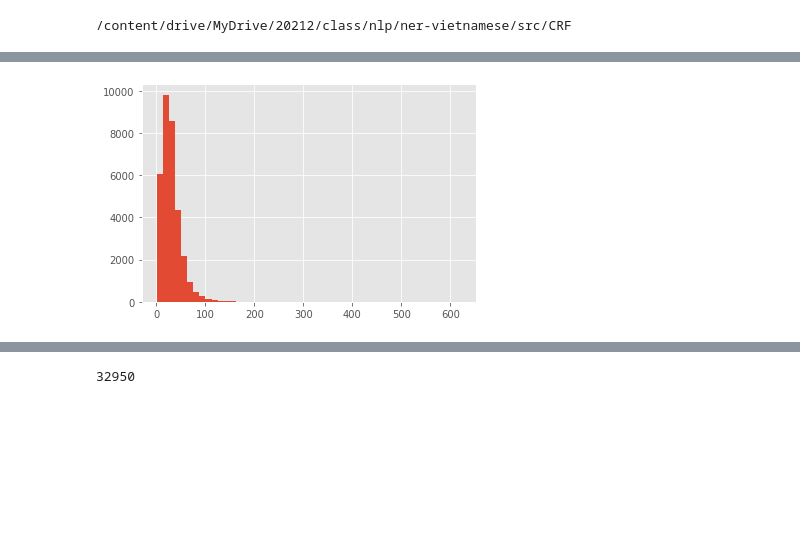
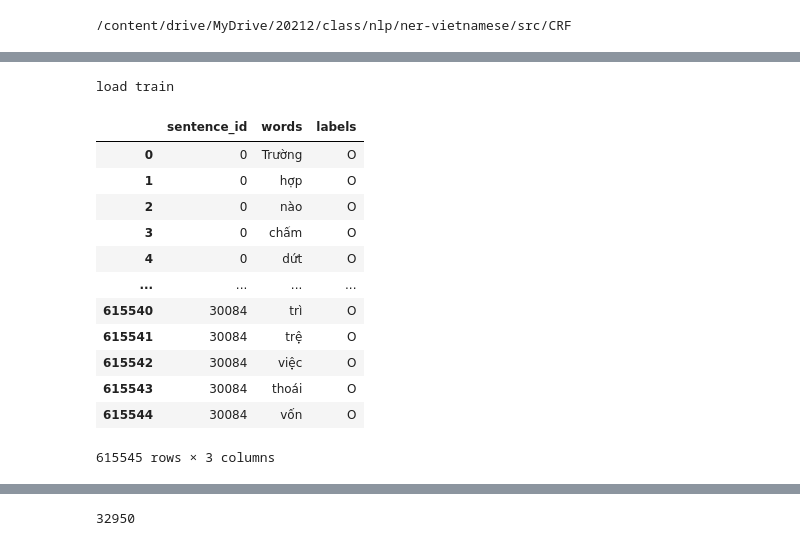
Before and after one commit to longpt233/ner-vietnamese, a Jupyter notebook: src/CRF/crf_v2.ipynb, the cells around one changed output, grey strips where cells are left out. Drawn from its saved outputs; the diff is of its cells as text; code cells hidden in the pictures; blank space fills up the shorter version.

```diff
--- a/src/CRF/crf_v2.ipynb
+++ b/src/CRF/crf_v2.ipynb
@@ -46,8 +13,9 @@ length_df = data_df.groupby('sentence_id').agg('count')
-# %%
-import matplotlib.pyplot as plt
-
-plt.style.use("ggplot")
-plt.hist(length_df['words'], bins=50)
-plt.show()
-# %% [output]
-[figure, removed]
+# %%
+import utils
+
+DATA_PATH = "/content/drive/MyDrive/20212/class/nlp/ner-vietnamese/data-new/dataset"
+train =utils.pre_process('train',DATA_PATH)
+dev = utils.pre_process('dev',DATA_PATH)
+test = utils.pre_process('test',DATA_PATH)
+# %% [output]
+load train
@@ -54,3 +30,19 @@ plt.show()
+# %%
+train_report
+# %% [output]
+|  | sentence_id | words | labels |
+| 0 | 0 | Trường | O |
+| 1 | 0 | hợp | O |
+| 2 | 0 | nào | O |
+| 3 | 0 | chấm | O |
+| 4 | 0 | dứt | O |
+| ... | ... | ... | ... |
+| 615540 | 30084 | trì | O |
+| 615541 | 30084 | trệ | O |
+| 615542 | 30084 | việc | O |
+| 615543 | 30084 | thoái | O |
+| 615544 | 30084 | vốn | O |
+615545 rows × 3 columns
 # %%
 import seaborn as sns
 
```
Also changed, not shown: parts of 31 cells of this notebook, 6 other files.
